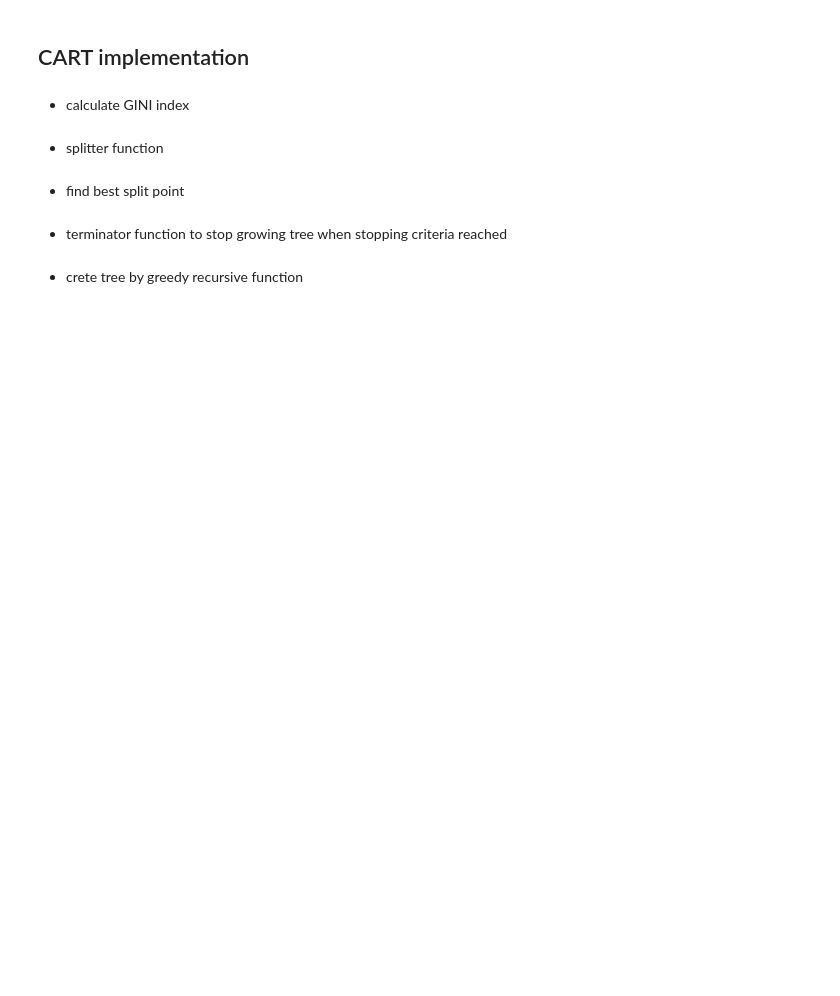
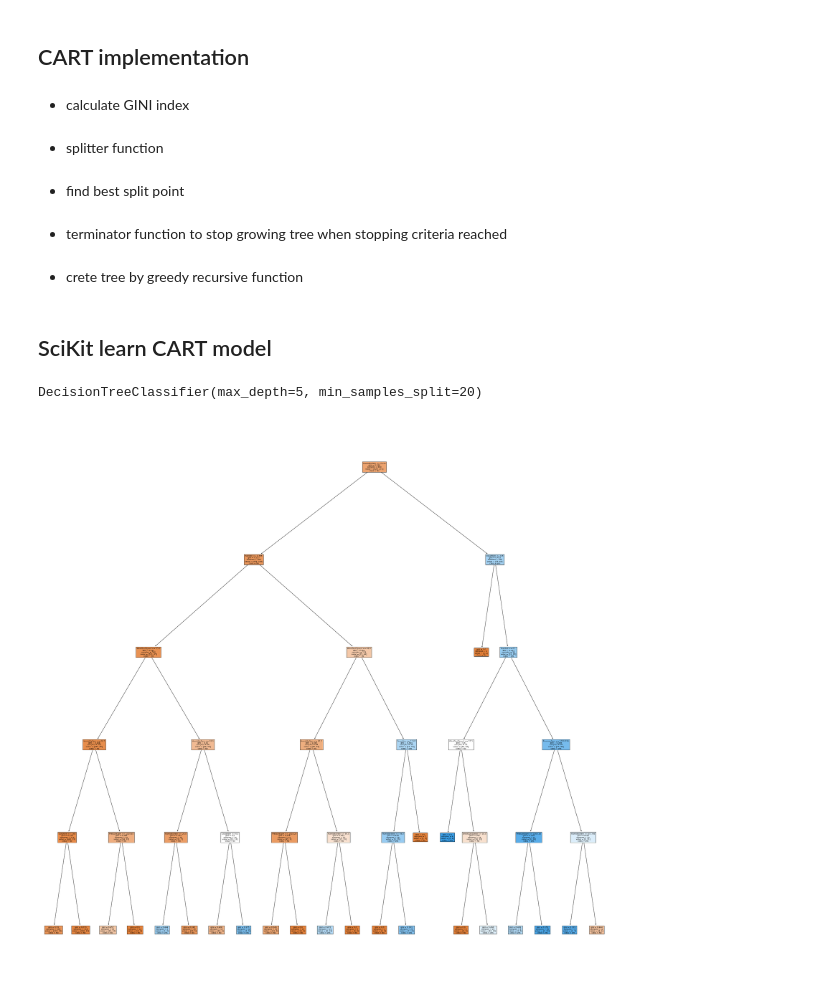
Before and after one commit to ashen007/Australia_rain_prediction, a Jupyter notebook: model/Decision Tree model.ipynb, the cells around one changed output. Drawn from its saved outputs; the diff is of its cells as text; code cells hidden in the pictures; blank space fills up the shorter version.

Commit message:
tree by scikit learn

```diff
--- a/model/Decision Tree model.ipynb
+++ b/model/Decision Tree model.ipynb
@@ -224,3 +227,20 @@ import json
 
 with open('tree.json', 'w') as file:
     json.dump(tree, file)
+# %% [markdown]
+## SciKit learn CART model
+# %%
+model = DecisionTreeClassifier(max_depth=5, min_samples_split=20)
+model.fit(train_x, train_y)
+# %% [output]
+DecisionTreeClassifier(max_depth=5, min_samples_split=20)
+# %%
+fig = plt.figure(figsize=(40, 40))
+_ = plot_tree(model,
+              feature_names=train_x.columns,
+              class_names=['No', 'yes'],
+              filled=True)
+plt.savefig('../graphs/tree.jpg')
+plt.show()
+# %% [output]
+[figure, added]
```
Also changed, not shown: parts of 1 cell of this notebook, 1 other file.
